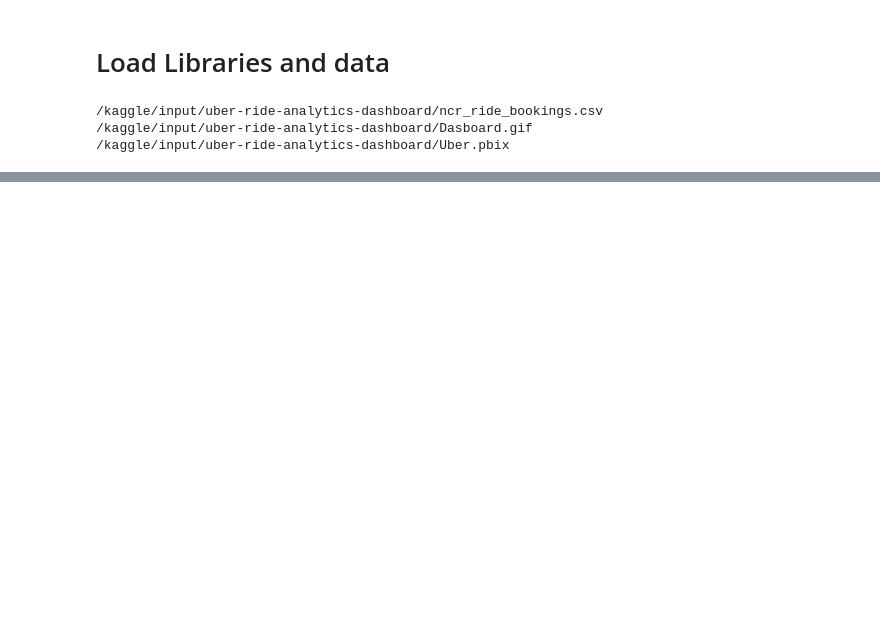
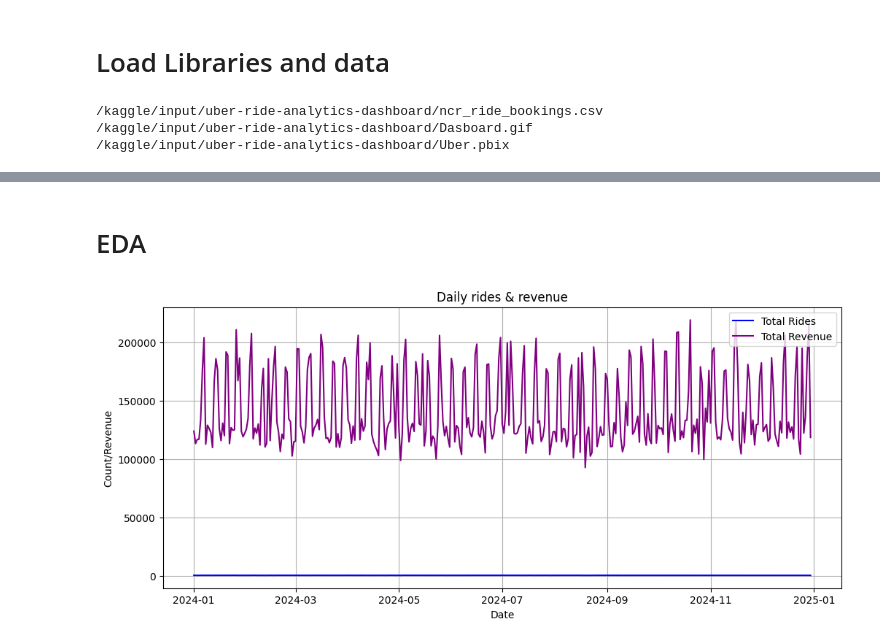
Before and after one commit to Selvam-DG/Data_Science, a Jupyter notebook: Projects/uber-data-analytics.ipynb, the cells around one changed output, grey strips where cells are left out. Saved outputs shown, nothing was run; the diff lists cells and outputs as text; code cells hidden in the pictures; blank space fills up the shorter version.

Commit message:
Uber Data Analytics | Version 1

```diff
--- a/Projects/uber-data-analytics.ipynb
+++ b/Projects/uber-data-analytics.ipynb
@@ -26,3 +26,6 @@ for dirname, _, filenames in os.walk('/kaggle/input'):
 /kaggle/input/uber-ride-analytics-dashboard/ncr_ride_bookings.csv
 /kaggle/input/uber-ride-analytics-dashboard/Dasboard.gif
 /kaggle/input/uber-ride-analytics-dashboard/Uber.pbix
+# %%
+data = pd.read_csv("/kaggle/input/uber-ride-analytics-dashboard/ncr_ride_bookings.csv")
+data.head()
@@ -29,2 +42,2 @@ for dirname, _, filenames in os.walk('/kaggle/input'):
 # %%
-data =
+data.shape
@@ -30,0 +142,18 @@ data =
+# %% [markdown]
+# EDA
+# %%
+data['Date'] = pd.to_datetime(data['Date'], errors='coerce')
+data['Time'] = pd.to_datetime(data['Time'], format='%H:%M:%S', errors='coerce').dt.time
+# %%
+daily_status = data.groupby('Date').agg({'Booking ID':'count', 'Booking Value':'sum'}).reset_index()
+plt.figure(figsize=(12,5))
+plt.plot(daily_status['Date'], daily_status['Booking ID'], label="Total Rides", color="blue")
+plt.plot(daily_status['Date'], daily_status['Booking Value'], label='Total Revenue', color='purple')
+plt.title('Daily rides & revenue')
+plt.xlabel('Date')
+plt.ylabel('Count/Revenue')
+plt.legend()
+plt.grid(True)
+plt.show()
+# %% [output]
+[figure, added]
```
Also changed, not shown: parts of 13 cells of this notebook.
